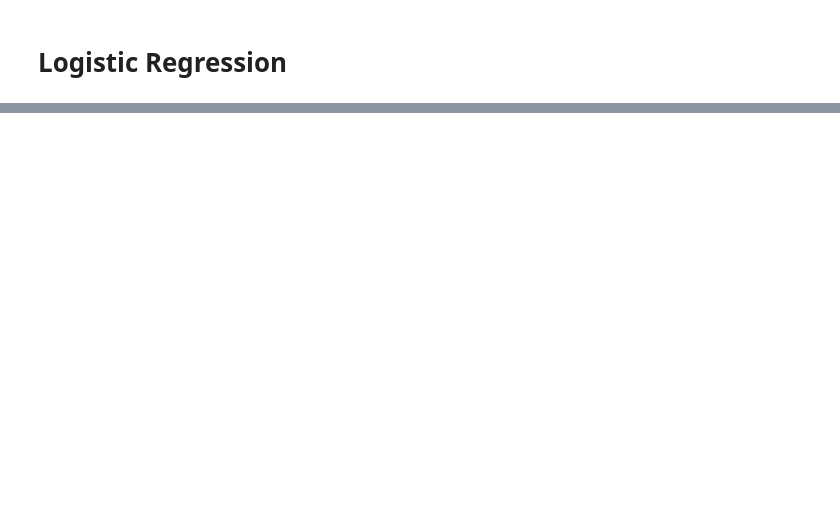
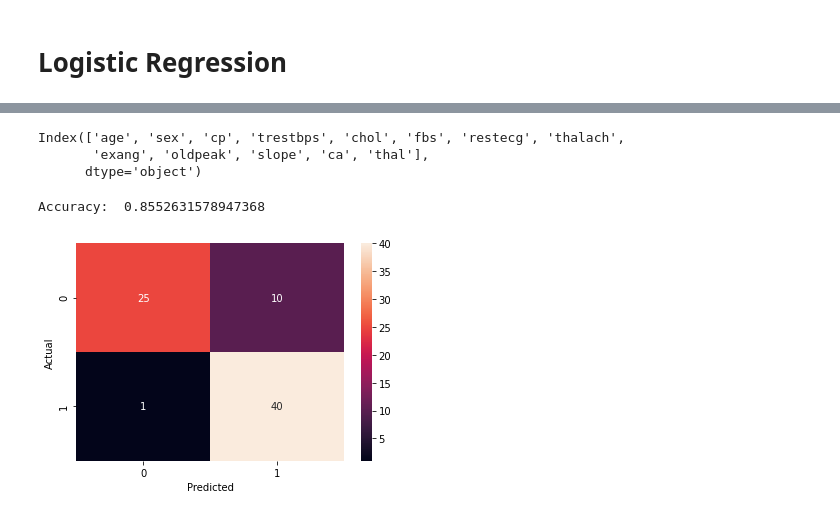
Before and after one commit to sophiegroenwold/heart-disease-ds100, a Jupyter notebook: heart-disease-exploration.ipynb, the cells around one changed output, grey strips where cells are left out. Cells and saved outputs as stored; diff of their text form; code cells hidden in the pictures; blank space fills up the shorter version.

Commit message:
pb - added Logistic Regression to the notebook

```diff
--- a/heart-disease-exploration.ipynb
+++ b/heart-disease-exploration.ipynb
@@ -272,0 +411,24 @@ Name: target, Length: 303, dtype: int64
+# %%
+kaggle_df.columns[:13]
+# %% [output]
+Index(['age', 'sex', 'cp', 'trestbps', 'chol', 'fbs', 'restecg', 'thalach',
+       'exang', 'oldpeak', 'slope', 'ca', 'thal'],
+      dtype='object')
+# %%
+X = pd.DataFrame(kaggle_centered)
+X.columns = kaggle_df.columns[:13]
+y = kaggle_df['target']
+
+X_train, X_test, y_train, y_test = train_test_split(X,y,test_size=0.25,stratify = y, random_state=0)
+logreg = LogisticRegression(class_weight = ({0:0.3,1:0.7})).fit(X_train, y_train)
+y_pred=logreg.predict(X_test)
+
+confusion_matrix = pd.crosstab(y_test, y_pred, rownames=['Actual'], colnames=['Predicted'])
+sn.heatmap(confusion_matrix, annot=True)
+
+
+# class_weights=({0:0.7,1:0.3})
+print('Accuracy: ',metrics.accuracy_score(y_test, y_pred))
+# %% [output]
+Accuracy:  0.8552631578947368
+[figure, added]
```
Also changed, not shown: parts of 11 cells of this notebook.
